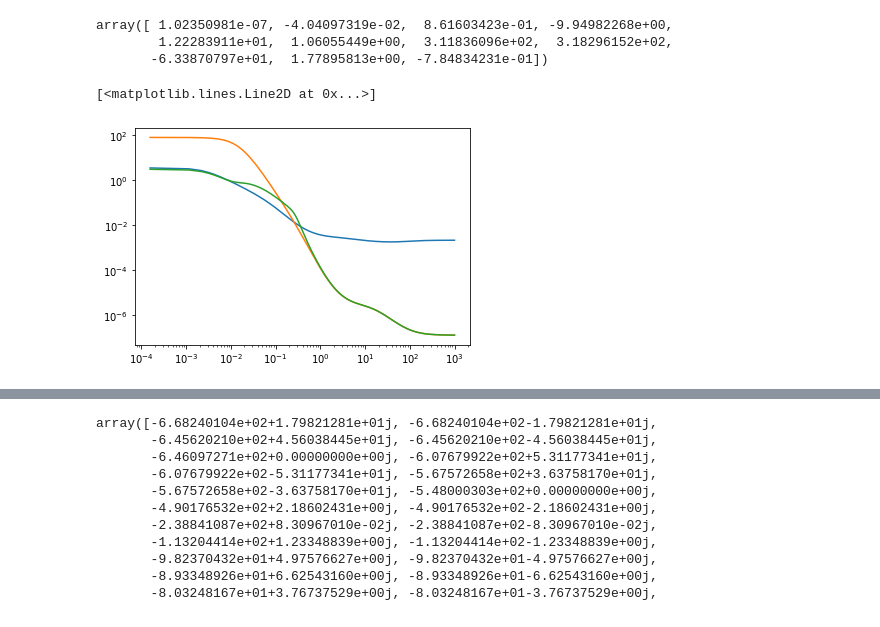
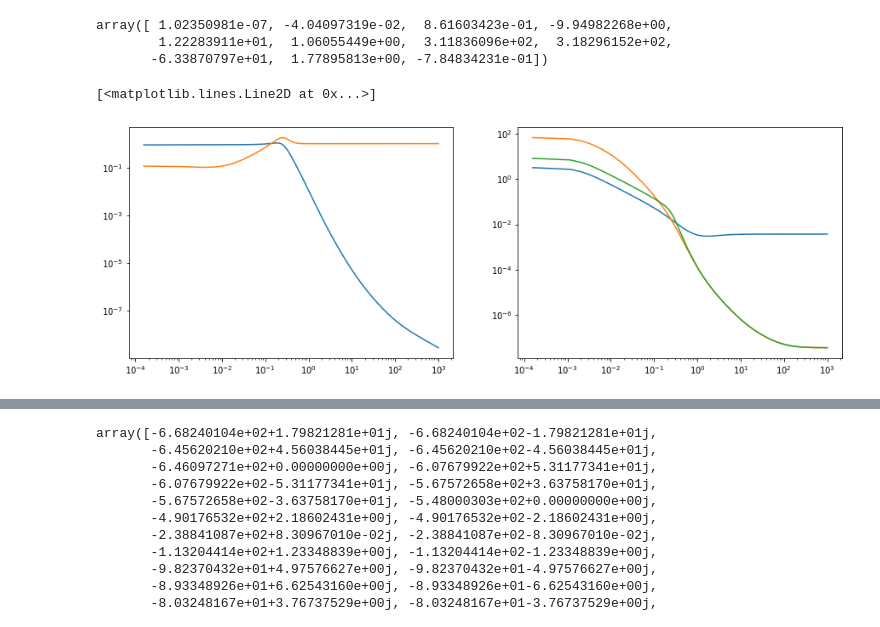
Before and after one commit to terrencetec/kontrol, a Jupyter notebook: examples/BS_IPT_H2complementary.ipynb, the cells around one changed output, grey strips where cells are left out. Saved outputs shown, nothing was run; the diff lists cells and outputs as text; code cells hidden in the pictures.

```diff
--- a/examples/BS_IPT_H2complementary.ipynb
+++ b/examples/BS_IPT_H2complementary.ipynb
@@ -109,6 +20,8 @@ def noise2zpk(f, noise_data, x0 = None, bounds=None, max_order=20, weight=None):
 # %%
 weight = np.exp(-f)
-noise_lvdtt_fit=noise2zpk(f, noise_lvdtt_data, max_order=10, weight=weight)
-noise_geot_fit=noise2zpk(f, noise_geot_data, max_order=10, weight=weight)
+# weight = None
+# weight = 1/f
+noise_lvdtt_fit=noise2zpk(f, noise_lvdtt_data, max_order=6, weight=weight)
+noise_geot_fit=noise2zpk(f, noise_geot_data, max_order=6, weight=weight)
 # %% [output]
 Optimization terminated successfully.
@@ -153,22 +193,25 @@ array([ 1.02350981e-07, -4.04097319e-02,  8.61603423e-01, -9.94982268e+00,
        -6.33870797e+01,  1.77895813e+00, -7.84834231e-01])
 # %%
 from kontrol.filter import h2complementary
-h1, h2 = h2complementary(noise_lvdtt_fit/noise_geot_fit_aug, noise_geot_fit_aug/noise_lvdtt_fit)
+h1, h2 = h2complementary(noise_lvdtt_fit/noise_geot_fit, noise_geot_fit/noise_lvdtt_fit)
 # %%
 # f=np.logspace(-3,3,1000)
-# plt.loglog(_f, abs(h1.horner(2*np.pi*1j*_f)[0][0]))
-# plt.loglog(_f, abs(h2.horner(2*np.pi*1j*_f)[0][0]))
+plt.figure(figsize=(15,5))
+plt.subplot(121)
+plt.loglog(_f, abs(h1.horner(2*np.pi*1j*_f)[0][0]))
+plt.loglog(_f, abs(h2.horner(2*np.pi*1j*_f)[0][0]))
 # plt.loglog(_f, abs(h2_aug.horner(2*np.pi*1j*_f)[0][0]))
 # plt.loglog(_f, abs((h1+h2_aug).horner(2*np.pi*1j*_f)[0][0]))
 
 # plt.ylim(0.1,10)
+plt.subplot(122)
 plt.loglog(_f, abs(noise_lvdtt_fit.horner(2*np.pi*1j*_f)[0][0]))
-plt.loglog(_f, abs(noise_geot_fit_aug.horner(2*np.pi*1j*_f)[0][0]))
+plt.loglog(_f, abs(noise_geot_fit.horner(2*np.pi*1j*_f)[0][0]))
 plt.loglog(_f, quad_sum(abs(noise_lvdtt_fit.horner(2*np.pi*1j*_f)[0][0])*abs(h1.horner(2*np.pi*1j*_f)[0][0]),
-                        abs(noise_geot_fit_aug.horner(2*np.pi*1j*_f)[0][0])*abs(h2_aug.horner(2*np.pi*1j*_f)[0][0])))
+                        abs(noise_geot_fit.horner(2*np.pi*1j*_f)[0][0])*abs(h2.horner(2*np.pi*1j*_f)[0][0])))
 # %% [output]
 [<matplotlib.lines.Line2D at 0x...>]
-[figure, old version]
+[figure, new version]
 # %%
 plt.loglog(f, noise_lvdtt_data)
 plt.loglog(f, noise_geot_data)
```
Also changed, not shown: parts of 11 cells of this notebook.
